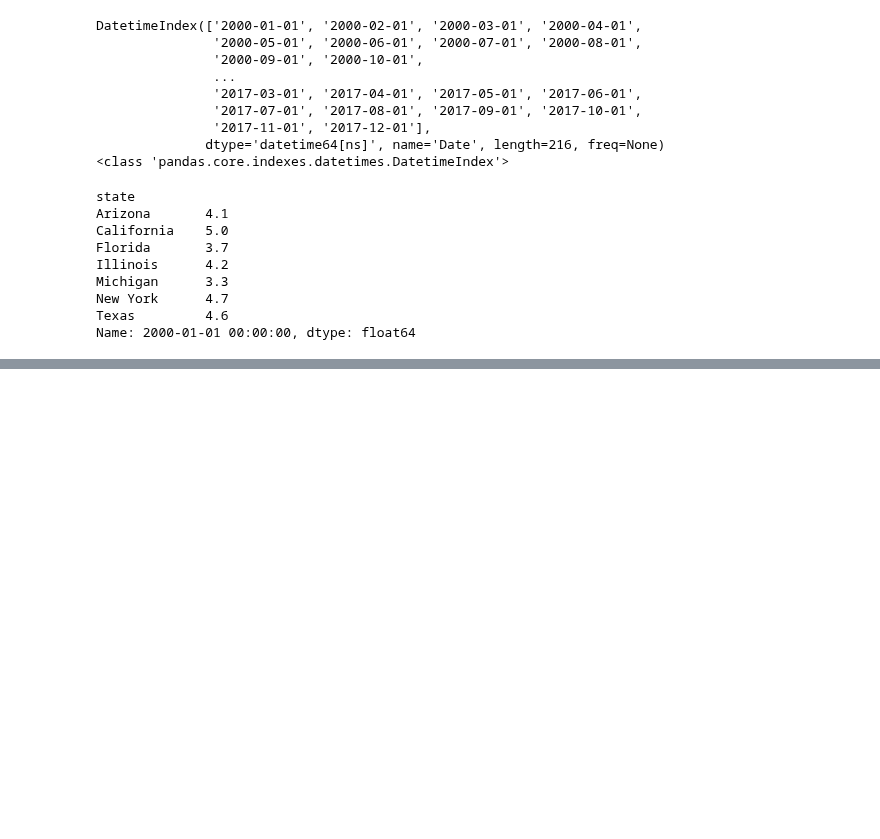
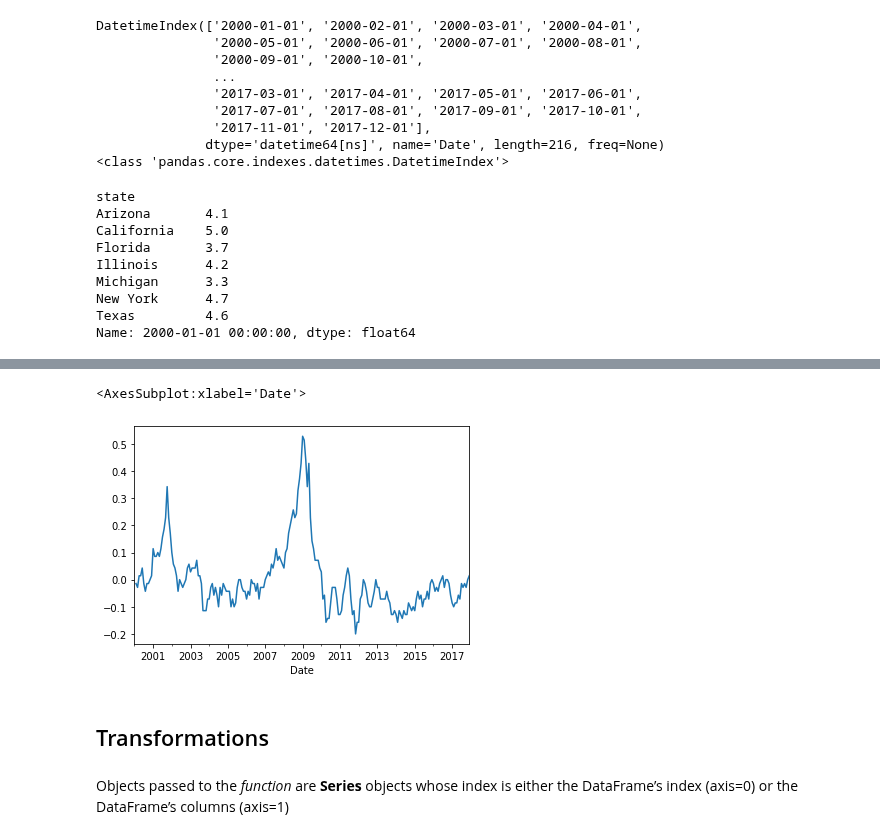
Before and after one commit to adevrent/wqu_mscfe, a Jupyter notebook: Financial Data/M5/quantecon_pandas.ipynb, the cells around one changed output, grey strips where cells are left out. Saved outputs shown, nothing was run; the diff lists cells and outputs as text; code cells hidden in the pictures; blank space fills up the shorter version.

```diff
--- a/Financial Data/M5/quantecon_pandas.ipynb
+++ b/Financial Data/M5/quantecon_pandas.ipynb
@@ -350,7 +359,7 @@ unemp_all
 # %%
 # filter for some states:
 states = ["Arizona", "California", "Florida", "Illinois", "Michigan", "New York", "Texas"]
-unemp = unemp_all[states]
+unemp = unemp_all.loc[:, states]  # same with unemp_all[states]
 unemp
 # %% [output]
 | state | Arizona | California | Florida | Illinois | Michigan | New York | Texas |
@@ -399,0 +535,10 @@ Name: 2000-01-01 00:00:00, dtype: float64
+# %%
+# Plot the mean unemployment change per month, aggregate by Date (Rows)
+unemp.diff().mean(axis=1).plot()
+# %% [output]
+<AxesSubplot:xlabel='Date'>
+[figure, added]
+# %% [markdown]
+## Transformations
+# %% [markdown]
+Objects passed to the *function* are **Series** objects whose index is either the DataFrame’s index (axis=0) or the DataFrame’s columns (axis=1)
```
Also changed, not shown: parts of 80 cells of this notebook.
